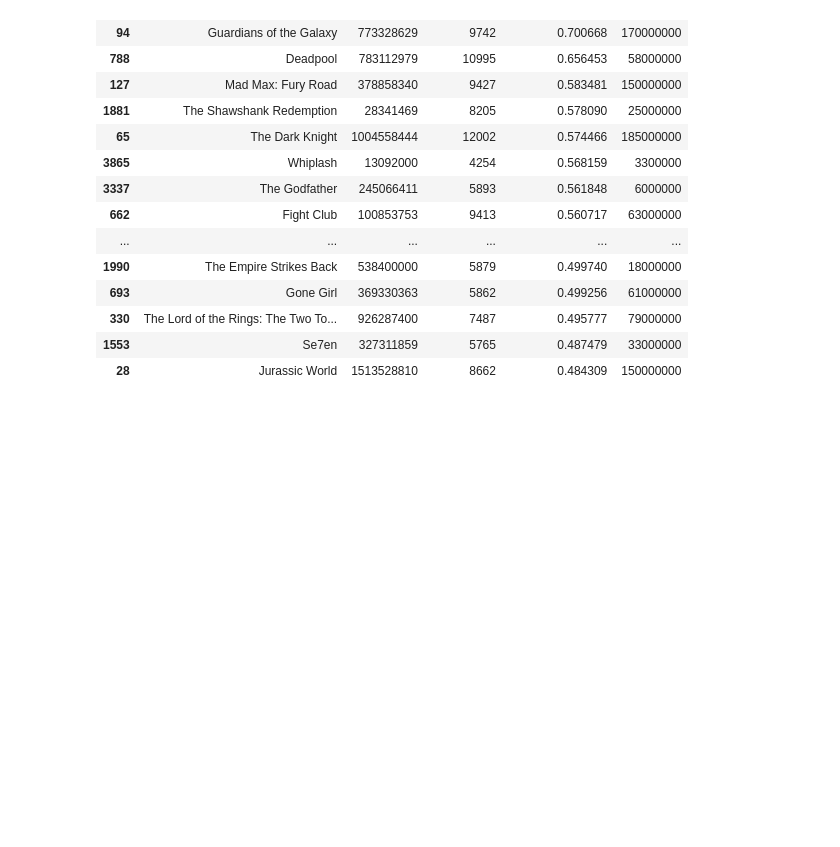
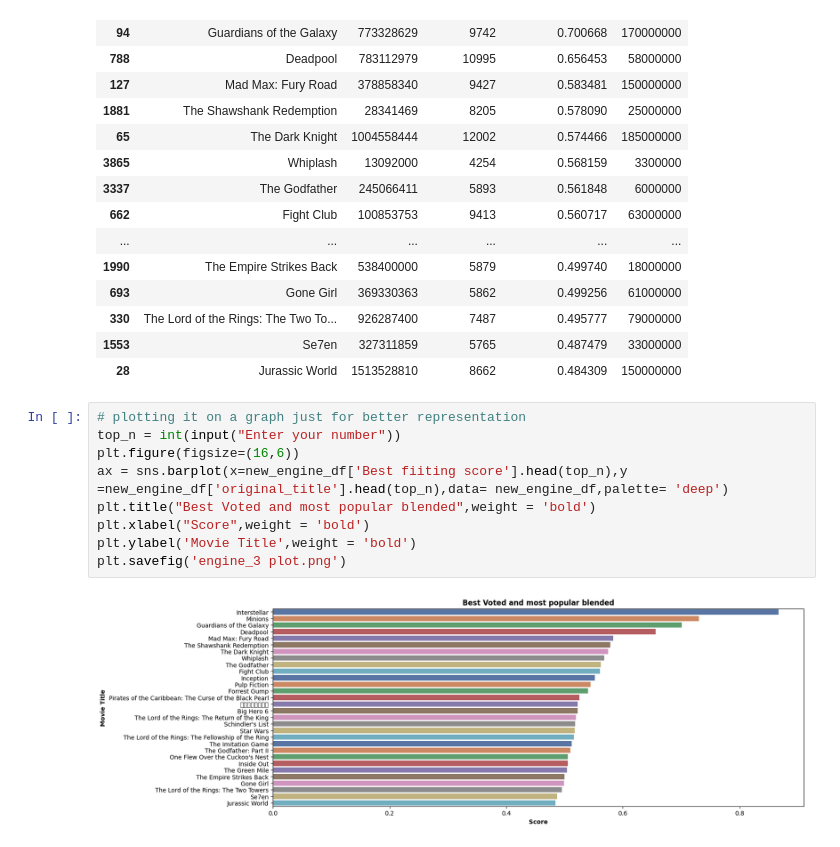
Before and after one commit to drigger091/Recomendation_engine_tryout, a Jupyter notebook: Weighted HYbrid technique/main.ipynb, the cells around one changed output. Saved outputs shown, nothing was run; the diff lists cells and outputs as text; blank space fills up the shorter version.

Commit message:
Engine 3 plotted

```diff
--- a/Weighted HYbrid technique/main.ipynb
+++ b/Weighted HYbrid technique/main.ipynb
@@ -272,3 +272,14 @@ Your top 30 Movie recommendations are
 | 330 | The Lord of the Rings: The Two To... | 926287400 | 7487 | 0.495777 | 79000000 |
 | 1553 | Se7en | 327311859 | 5765 | 0.487479 | 33000000 |
 | 28 | Jurassic World | 1513528810 | 8662 | 0.484309 | 150000000 |
+# %%
+# plotting it on a graph just for better representation
+top_n = int(input("Enter your number"))
+plt.figure(figsize=(16,6))
+ax = sns.barplot(x=new_engine_df['Best fiiting score'].head(top_n),y =new_engine_df['original_title'].head(top_n),data= new_engine_df,palette= 'deep')
+plt.title("Best Voted and most popular blended",weight = 'bold')
+plt.xlabel("Score",weight = 'bold')
+plt.ylabel('Movie Title',weight = 'bold')
+plt.savefig('engine_3 plot.png')
+# %% [output]
+[figure, added]
```
Also changed, not shown: 1 other file.
